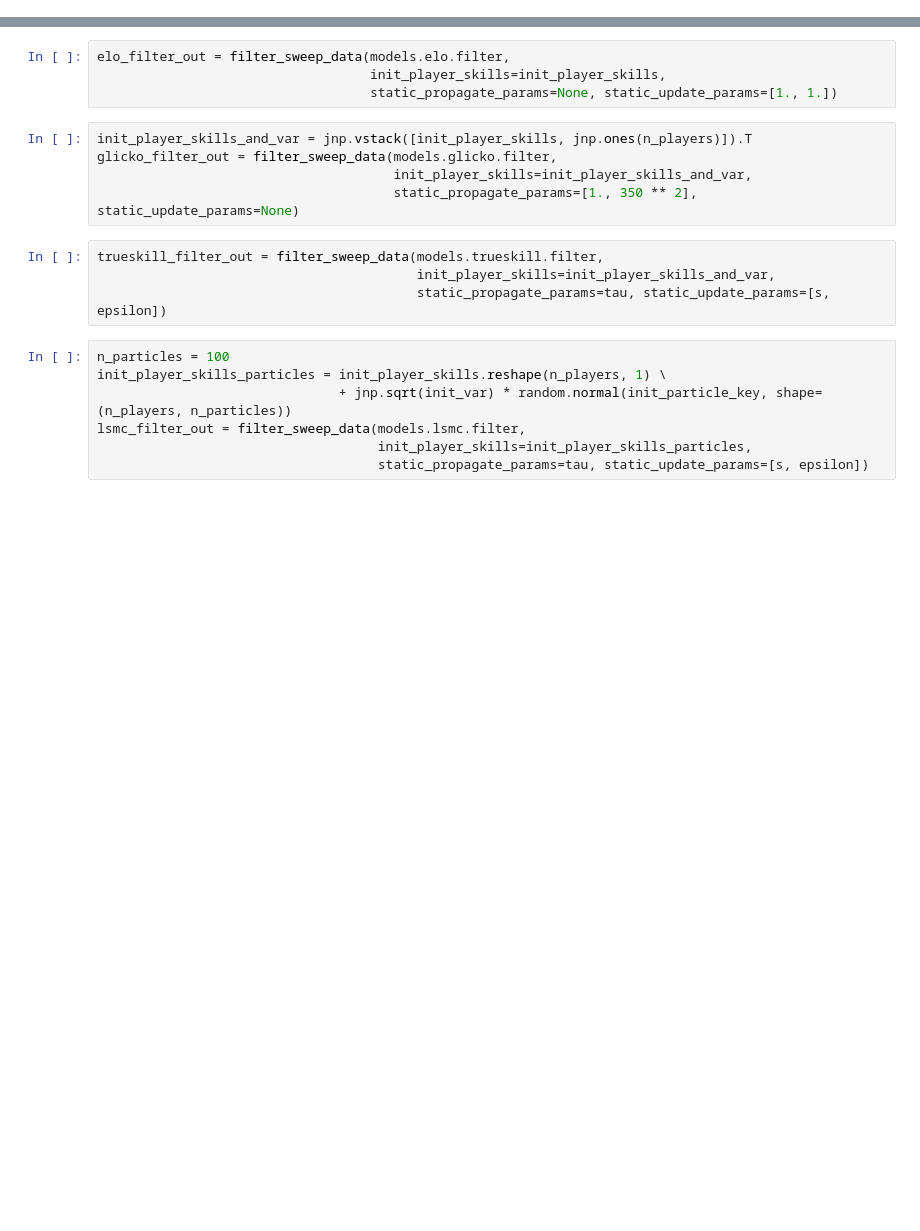
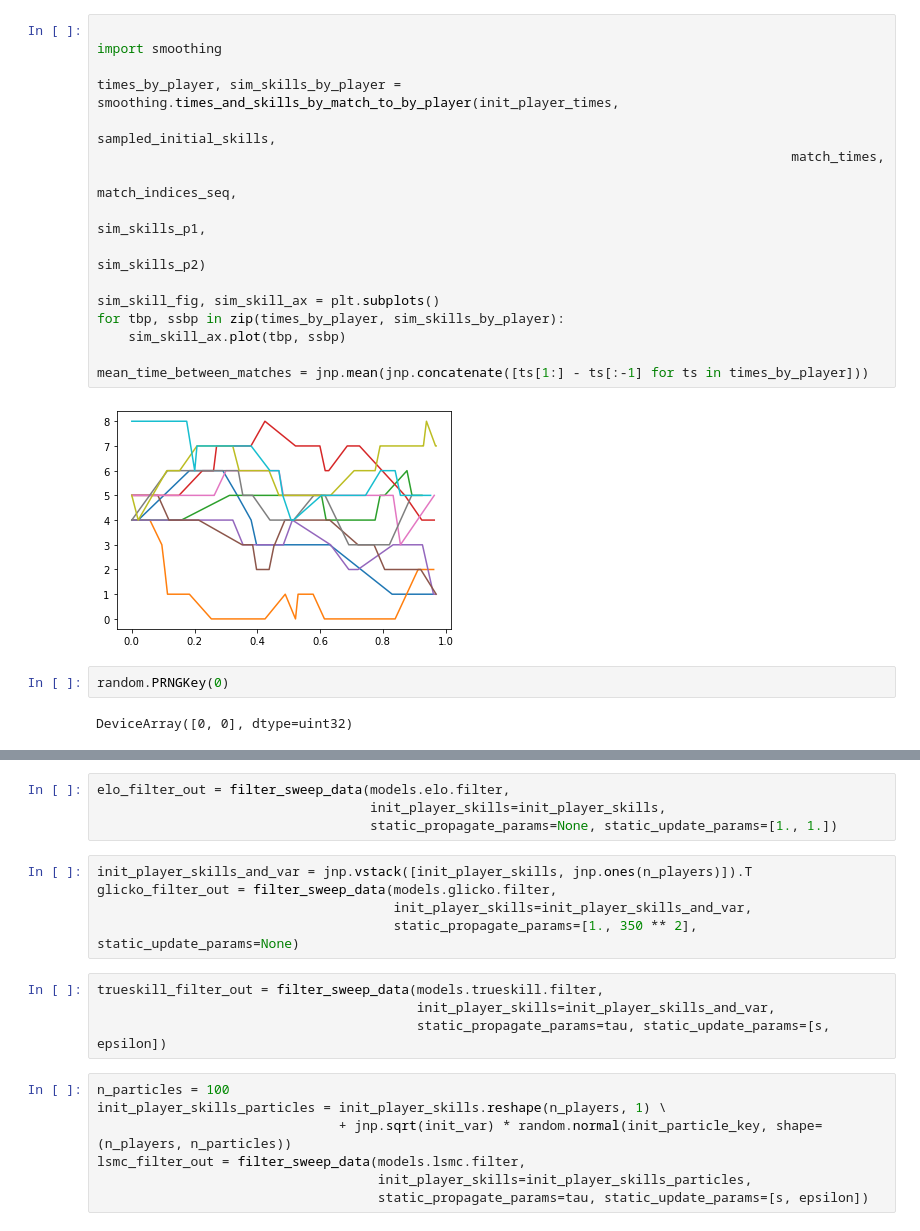
Before and after one commit to SamDuffield/abile, a Jupyter notebook: test.ipynb, the cells around one changed output, grey strips where cells are left out. Drawn from its saved outputs; the diff is of its cells as text; blank space fills up the shorter version.

```diff
--- a/test.ipynb
+++ b/test.ipynb
@@ -89,0 +91,22 @@ plt.plot(sim_results[:100])
+# %%
+
+import smoothing
+
+times_by_player, sim_skills_by_player = smoothing.times_and_skills_by_match_to_by_player(init_player_times,
+                                                                                         sampled_initial_skills,
+                                                                                         match_times,
+                                                                                         match_indices_seq,
+                                                                                         sim_skills_p1,
+                                                                                         sim_skills_p2)
+
+sim_skill_fig, sim_skill_ax = plt.subplots()
+for tbp, ssbp in zip(times_by_player, sim_skills_by_player):
+    sim_skill_ax.plot(tbp, ssbp)
+
+mean_time_between_matches = jnp.mean(jnp.concatenate([ts[1:] - ts[:-1] for ts in times_by_player]))
+# %% [output]
+[figure, added]
+# %%
+random.PRNGKey(0)
+# %% [output]
+DeviceArray([0, 0], dtype=uint32)
```
Also changed, not shown: parts of 29 cells of this notebook, 1 other file.
